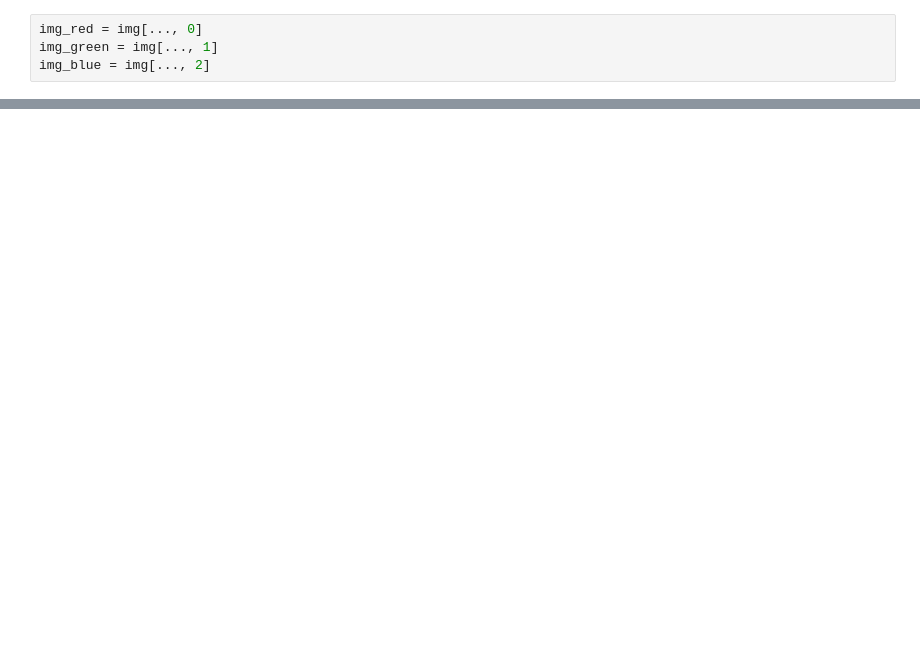
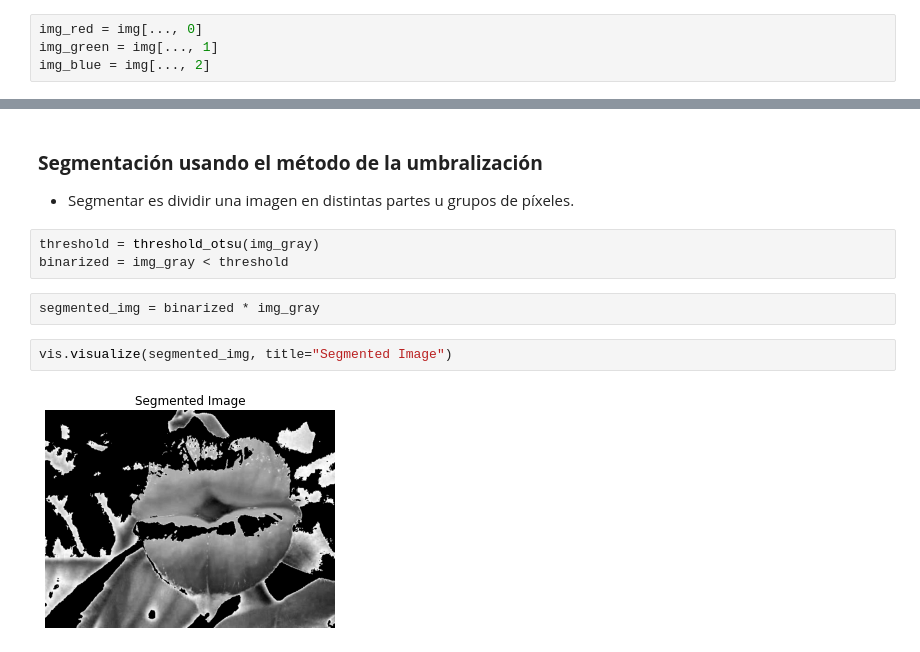
Before and after one commit to jpcano1/ISIS_4825_taller_3, a Jupyter notebook: Scikit_image_Bootcamp.ipynb, the cells around one changed output, grey strips where cells are left out. Drawn from its saved outputs; the diff is of its cells as text; blank space fills up the shorter version.

```diff
--- a/Scikit_image_Bootcamp.ipynb
+++ b/Scikit_image_Bootcamp.ipynb
@@ -87,0 +133,12 @@ plt.show()
+# %% [markdown]
+### **Segmentación usando el método de la umbralización**<a name="id4-3"></a>
+- Segmentar es dividir una imagen en distintas partes u grupos de píxeles.
+# %%
+threshold = threshold_otsu(img_gray)
+binarized = img_gray < threshold
+# %%
+segmented_img = binarized * img_gray
+# %%
+vis.visualize(segmented_img, title="Segmented Image")
+# %% [output]
+[figure, added]
```
Also changed, not shown: parts of 19 cells of this notebook, 3 other files.
